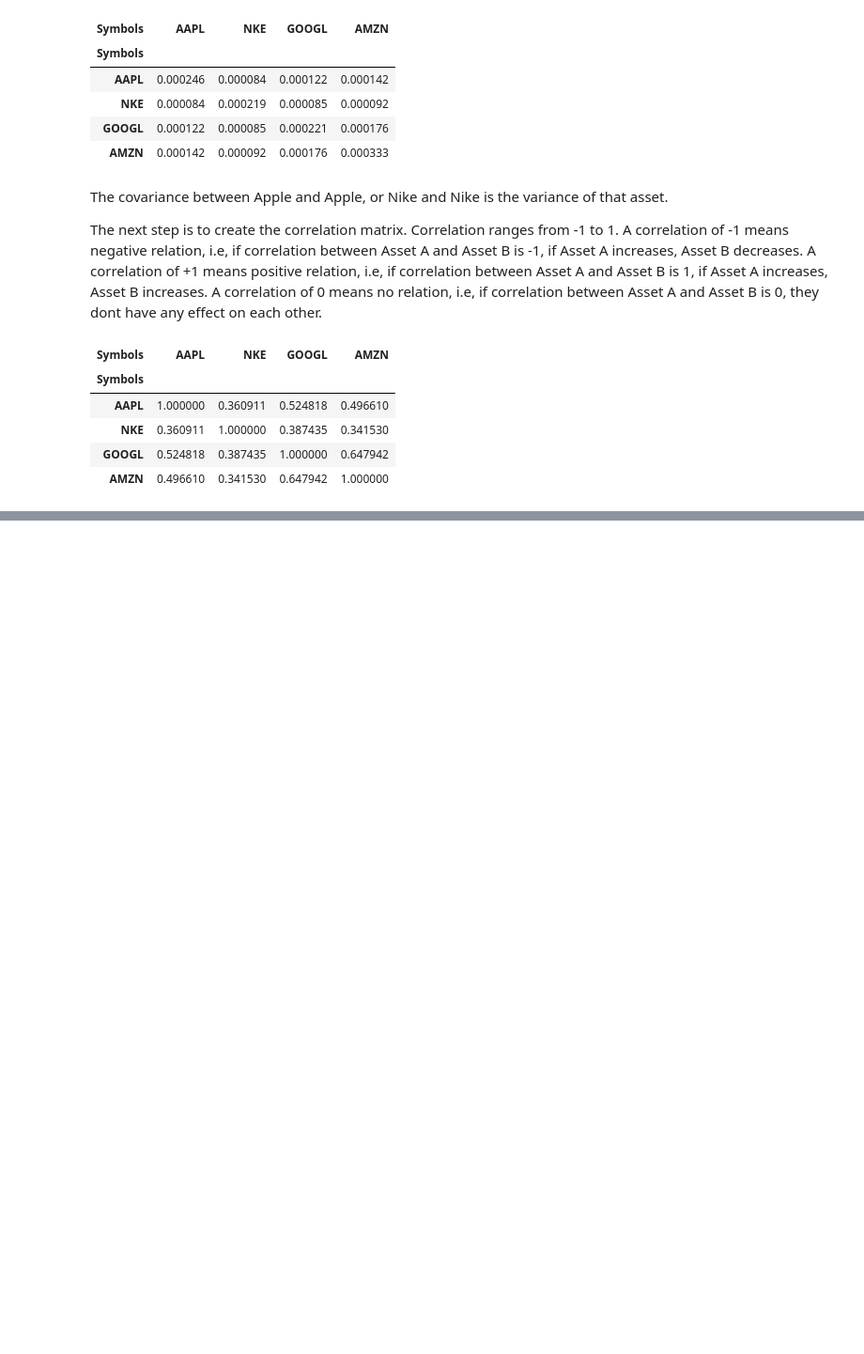
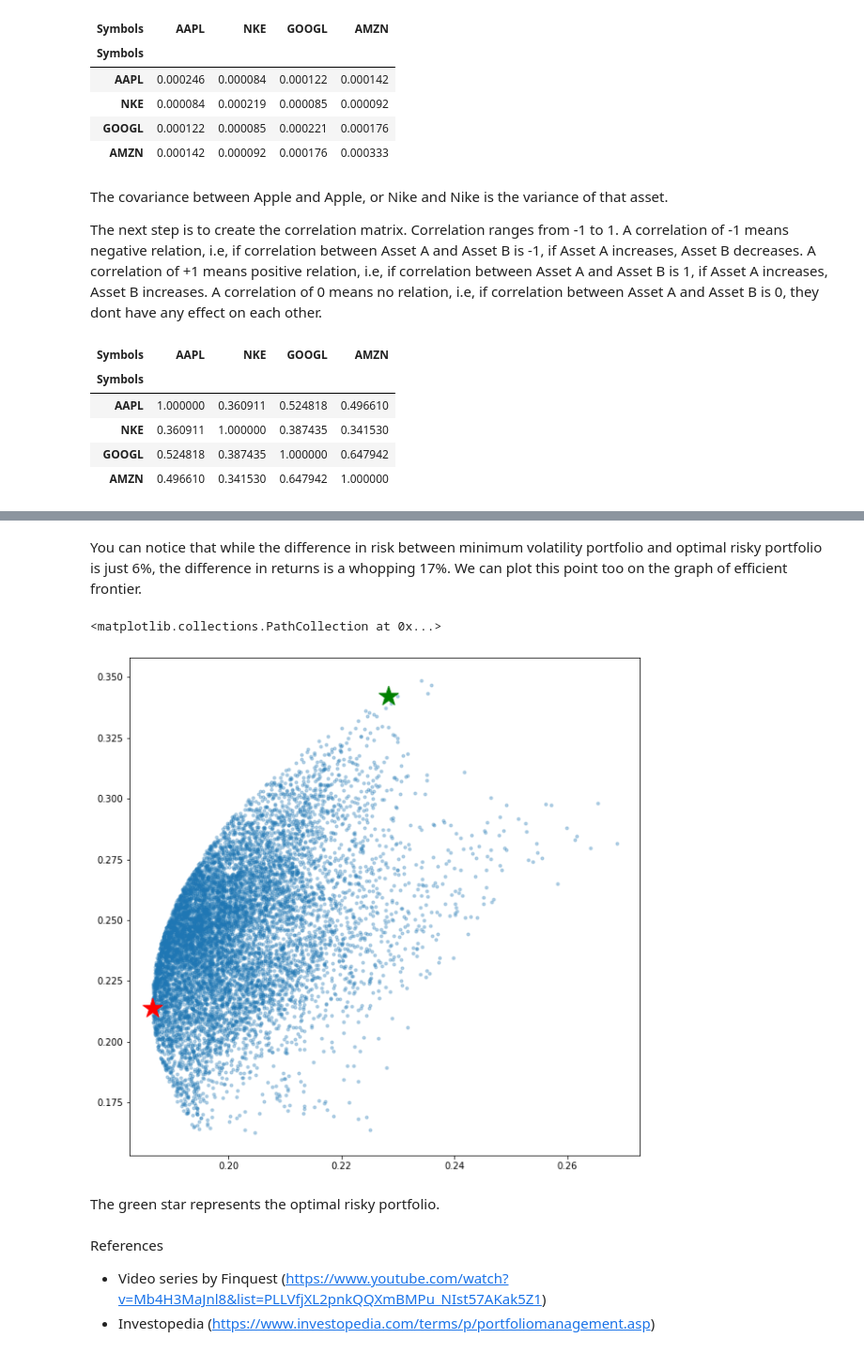
Before and after one commit to majikthise911/portfolioOptimization, a Jupyter notebook: efficientFrontier.ipynb, the cells around one changed output, grey strips where cells are left out. Shown at 94% size. Cells and saved outputs as stored; diff of their text form; code cells hidden in the pictures; blank space fills up the shorter version.

Commit message:
sharpe ratio optimal risk

```diff
--- a/efficientFrontier.ipynb
+++ b/efficientFrontier.ipynb
@@ -270,0 +455,5 @@ corr_matrix
+# %%
+# Finding the optimal portfolio
+rf = 0.01 # risk factor
+optimal_risky_port = portfolios.iloc[((portfolios['Returns']-rf)/portfolios['Volatility']).idxmax()]
+optimal_risky_port
@@ -270,0 +468,18 @@ corr_matrix
+# %% [markdown]
+You can notice that while the difference in risk between minimum volatility portfolio and optimal risky portfolio is just 6%, the difference in returns is a whopping 17%.
+We can plot this point too on the graph of efficient frontier.
+# %%
+# Plotting optimal portfolio
+plt.subplots(figsize=(10, 10))
+plt.scatter(portfolios['Volatility'], portfolios['Returns'],marker='o', s=10, alpha=0.3)
+plt.scatter(min_vol_port[1], min_vol_port[0], color='r', marker='*', s=500)
+plt.scatter(optimal_risky_port[1], optimal_risky_port[0], color='g', marker='*', s=500)
+# %% [output]
+<matplotlib.collections.PathCollection at 0x...>
+[figure, added]
+# %% [markdown]
+The green star represents the optimal risky portfolio.
+# %% [markdown]
+References
+- Video series by Finquest (https://www.youtube.com/watch?v=Mb4H3MaJnl8&list=PLLVfjXL2pnkQQXmBMPu_NIst57AKak5Z1)
+- Investopedia (https://www.investopedia.com/terms/p/portfoliomanagement.asp)
```
Also changed, not shown: parts of 22 cells of this notebook, 1 other file.
